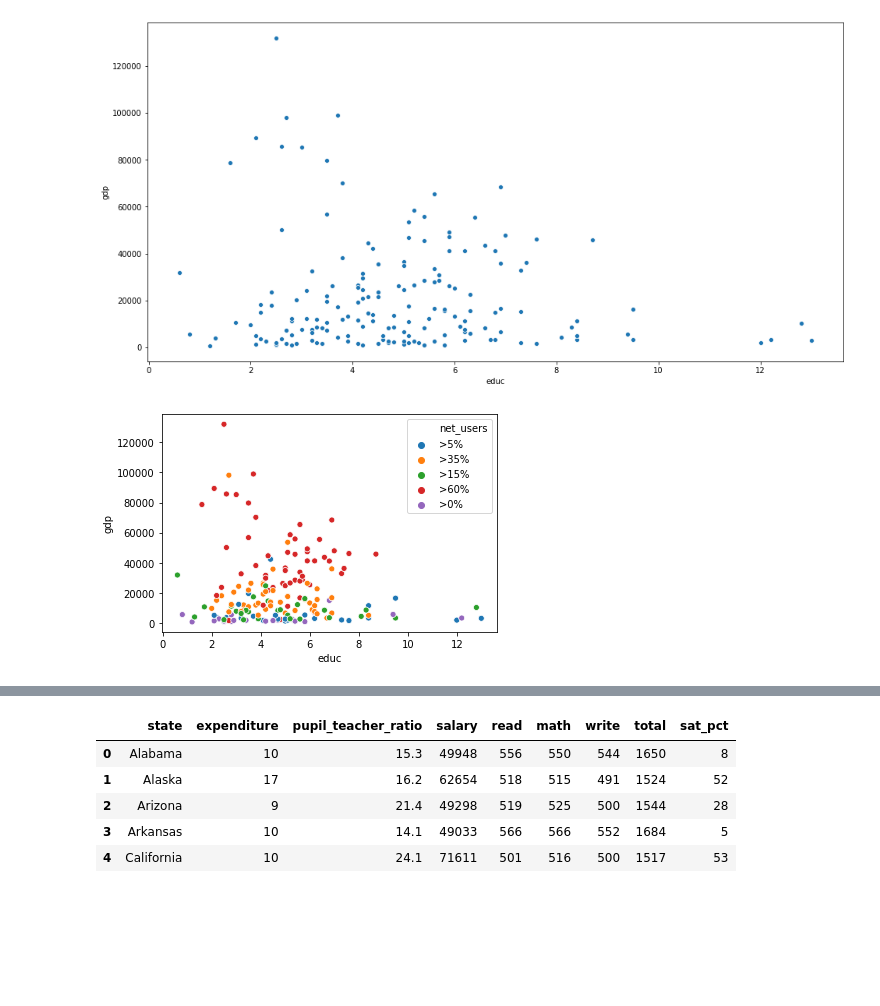
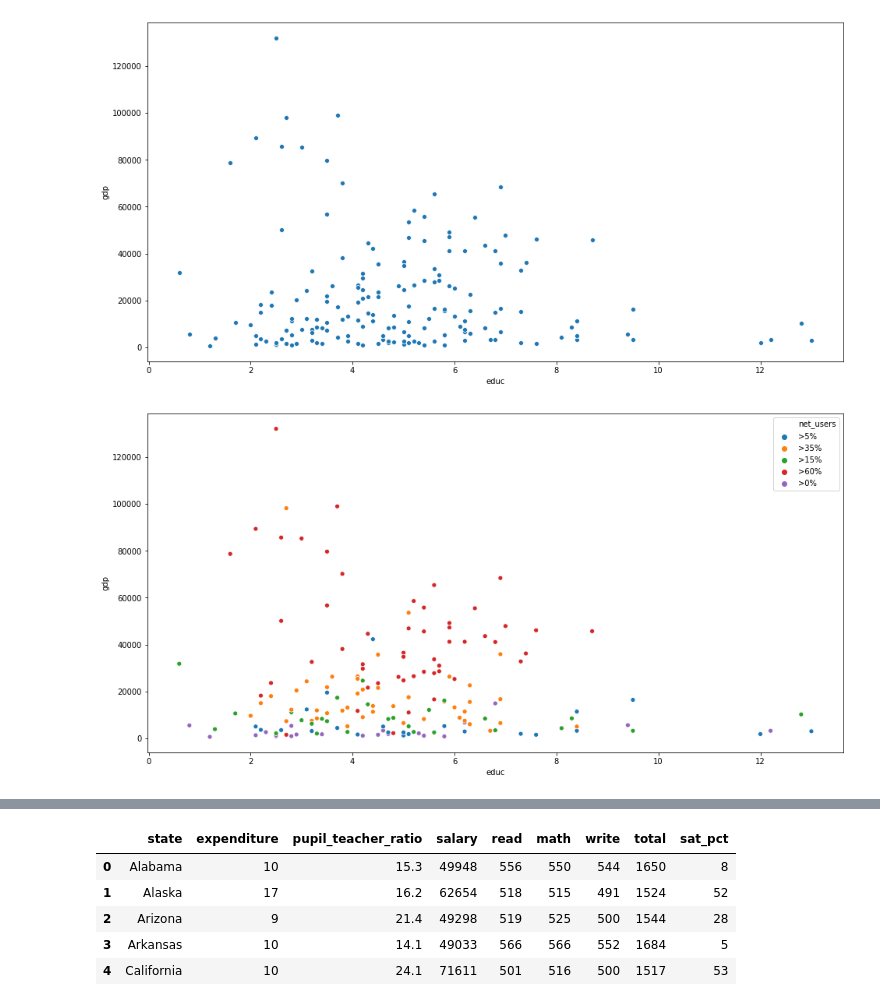
Before and after one commit to shinychan95/R_to_Python, a Jupyter notebook: R/m_03/m_03.ipynb, the cells around one changed output, grey strips where cells are left out. Drawn from its saved outputs; the diff is of its cells as text; code cells hidden in the pictures; blank space fills up the shorter version.

```diff
--- a/R/m_03/m_03.ipynb
+++ b/R/m_03/m_03.ipynb
@@ -87,7 +87,8 @@ g = sns.scatterplot(x="educ", y="gdp", data=CIACountries); # 이것은 seaborn
 # %% [output]
 [figure]
 # %%
+plt.figure(figsize=(16, 8))
 g = sns.scatterplot(x="educ", y="gdp", hue="net_users", data=CIACountries); # 그림을 계속 덮어씌우는 것이다.
 # %% [output]
-[figure, old version]
+[figure, new version]
 # %%
```
Also changed, not shown: parts of 4 cells of this notebook, 1 other file.
